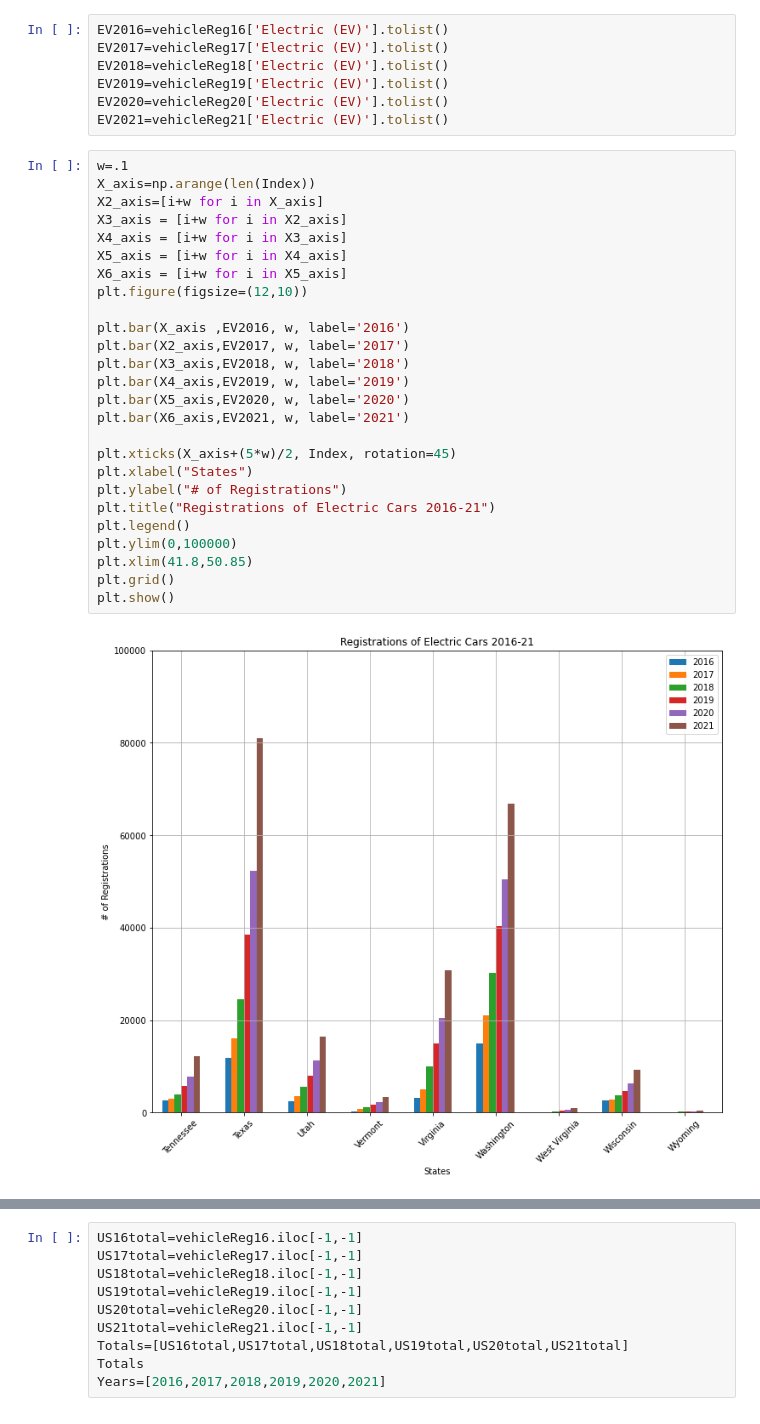
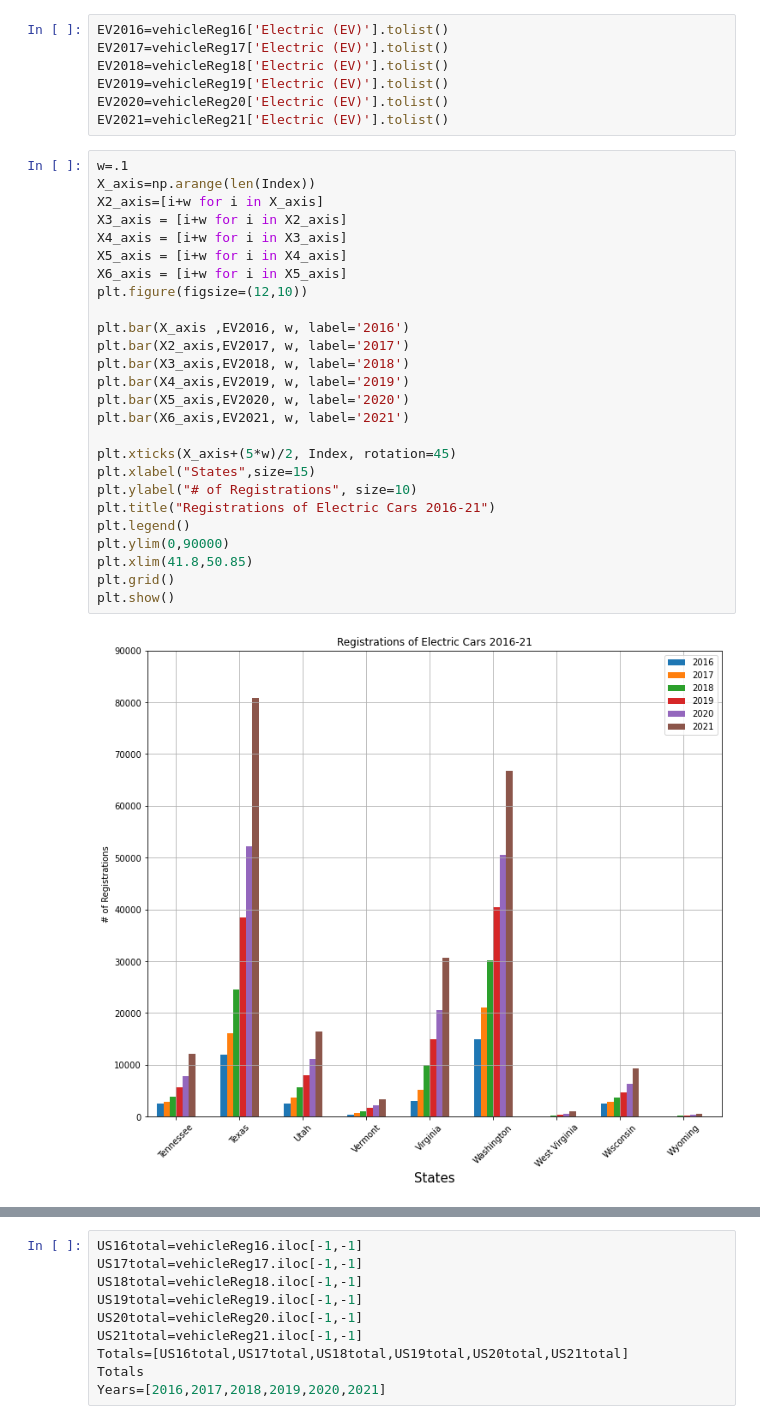
Before and after one commit to nhle95/Project1_group4, a Jupyter notebook: Electric_Car_Count.ipynb, the cells around one changed output, grey strips where cells are left out. Cells and saved outputs as stored; diff of their text form.

Commit message:
adding more visuals on Ev trends

```diff
--- a/Electric_Car_Count.ipynb
+++ b/Electric_Car_Count.ipynb
@@ -90,29 +91,29 @@ EV2021=vehicleReg21['Electric (EV)'].tolist()
 # %%
 w=.1
 X_axis=np.arange(len(Index))
 X2_axis=[i+w for i in X_axis]
 X3_axis = [i+w for i in X2_axis]
 X4_axis = [i+w for i in X3_axis]
 X5_axis = [i+w for i in X4_axis]
 X6_axis = [i+w for i in X5_axis]
 plt.figure(figsize=(12,10))
 
 plt.bar(X_axis ,EV2016, w, label='2016')
 plt.bar(X2_axis,EV2017, w, label='2017')
 plt.bar(X3_axis,EV2018, w, label='2018')
 plt.bar(X4_axis,EV2019, w, label='2019')
 plt.bar(X5_axis,EV2020, w, label='2020')
 plt.bar(X6_axis,EV2021, w, label='2021')
 
 plt.xticks(X_axis+(5*w)/2, Index, rotation=45)
-plt.xlabel("States")
-plt.ylabel("# of Registrations")
+plt.xlabel("States",size=15)
+plt.ylabel("# of Registrations", size=10)
 plt.title("Registrations of Electric Cars 2016-21")
 plt.legend()
-plt.ylim(0,100000)
+plt.ylim(0,90000)
 plt.xlim(41.8,50.85)
 plt.grid()
 plt.show()
 # %% [output]
-[figure, old version]
+[figure, new version]
 # %%
```
Also changed, not shown: parts of 5 cells of this notebook.
